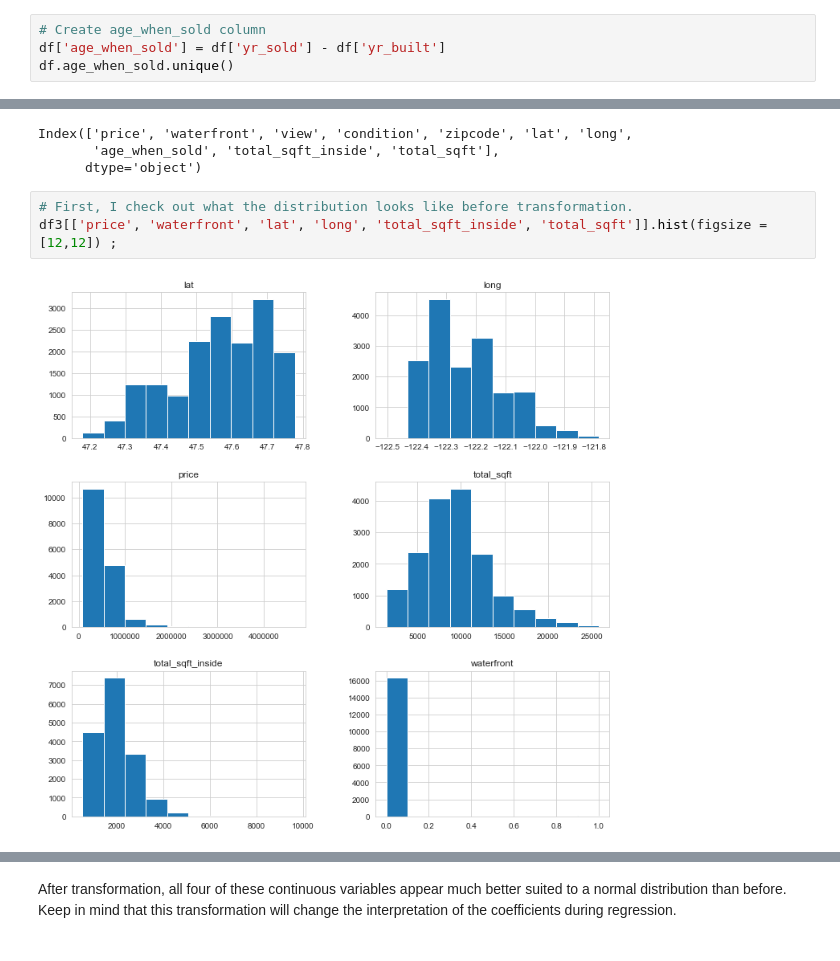
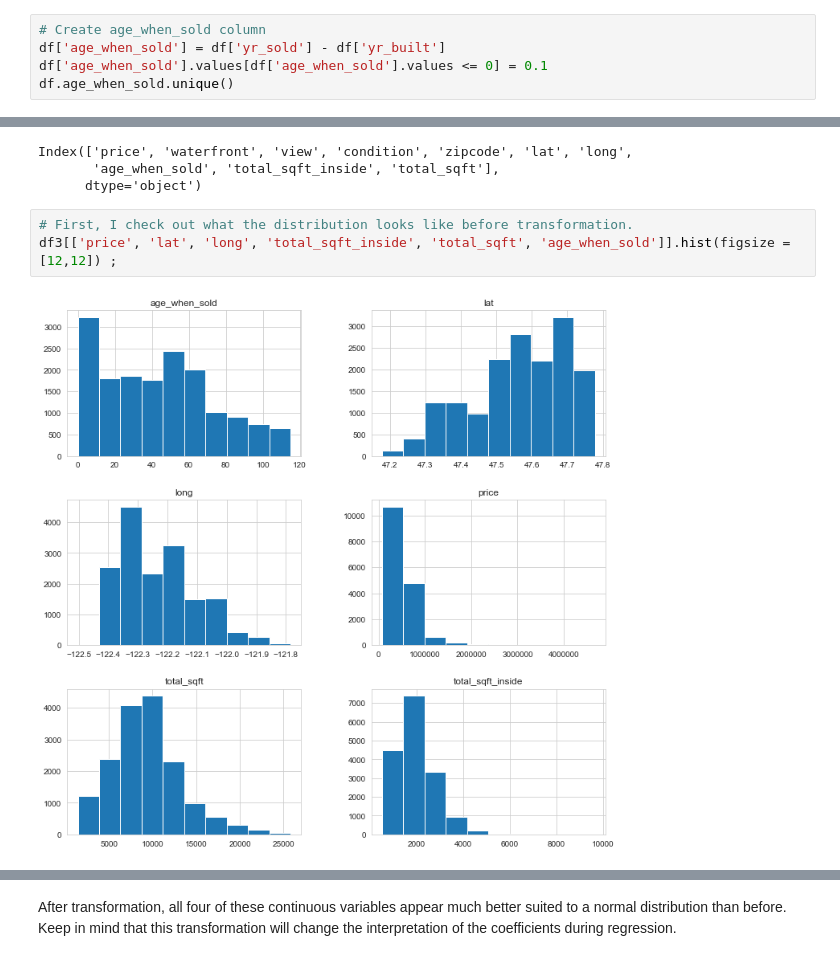
Before and after one commit to ariavathlete/dsc-v2-mod1-final-project-online-ds-ft-051319, a Jupyter notebook: student.ipynb, the cells around one changed output, grey strips where cells are left out. Saved outputs shown, nothing was run; the diff lists cells and outputs as text.

```diff
--- a/student.ipynb
+++ b/student.ipynb
@@ -678,6 +677,7 @@ df.head()
 # %%
 # Create age_when_sold column
 df['age_when_sold'] = df['yr_sold'] - df['yr_built']
+df['age_when_sold'].values[df['age_when_sold'].values <= 0] = 0.1
 df.age_when_sold.unique()
 # %% [output]
 array([ 63,  82,  49,  28,  13,  19,  55,  12,  72,  87,  37, 115,  36,
@@ -1507,6 +1507,6 @@ Index(['price', 'waterfront', 'view', 'condition', 'zipcode', 'lat', 'long',
       dtype='object')
 # %%
 # First, I check out what the distribution looks like before transformation.
-df3[['price', 'waterfront', 'lat', 'long', 'total_sqft_inside', 'total_sqft']].hist(figsize = [12,12]) ;
+df3[['price', 'lat', 'long', 'total_sqft_inside', 'total_sqft', 'age_when_sold']].hist(figsize = [12,12]) ;
 # %% [output]
-[figure, old version]
+[figure, new version]
```
Also changed, not shown: parts of 56 cells of this notebook, 3 other files.
